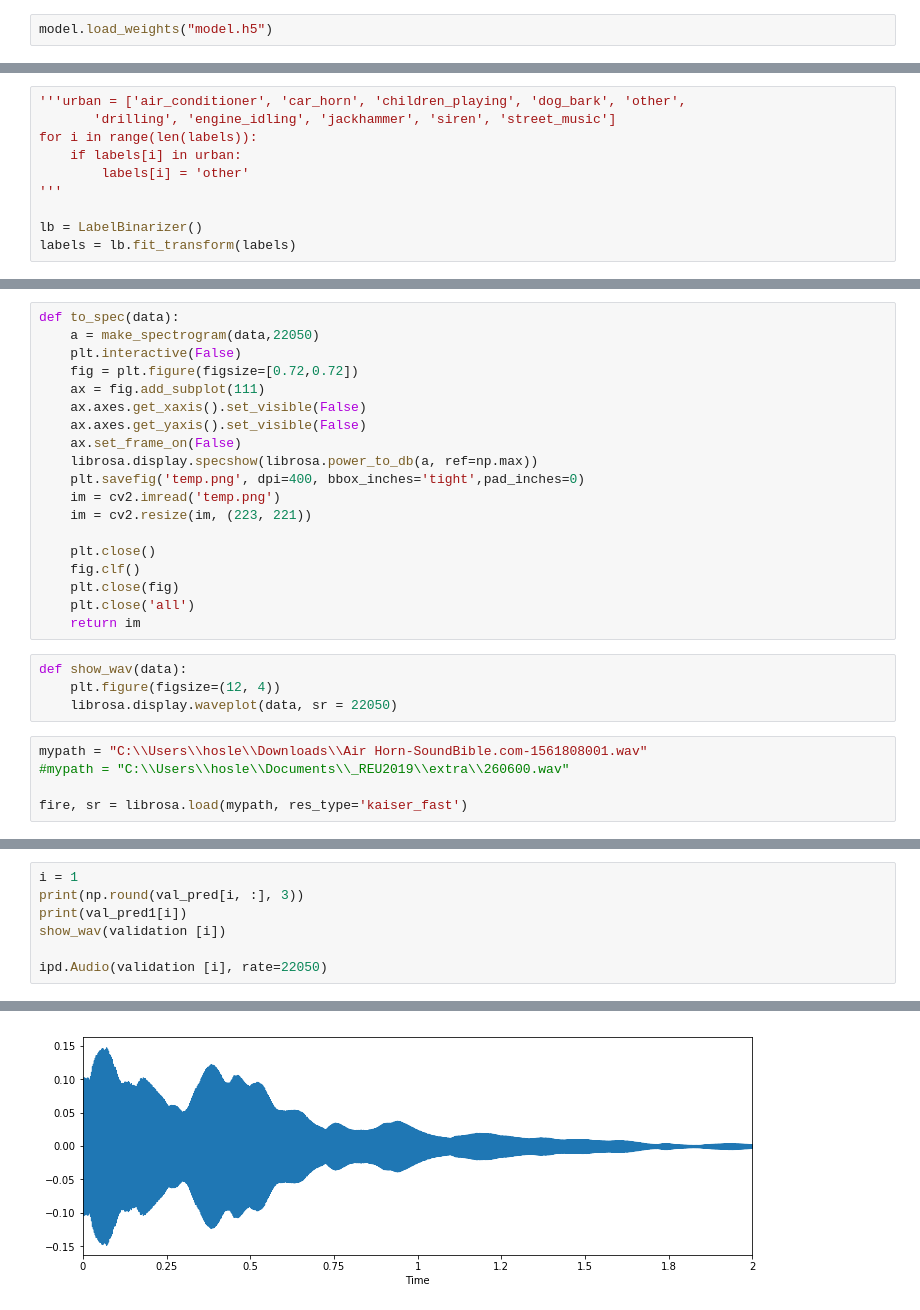
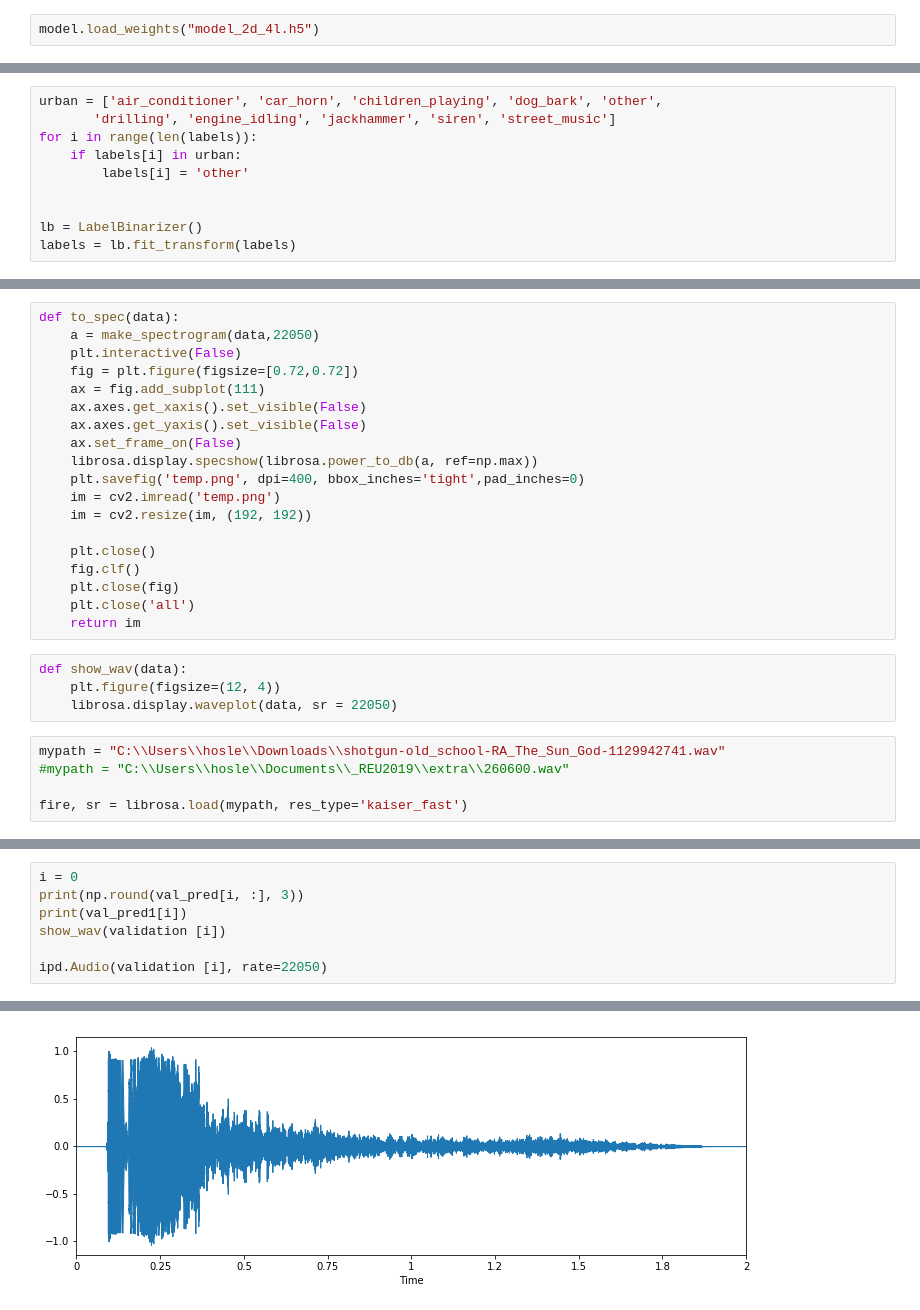
Before and after one commit to gabemagee/gunshot_detection, a Jupyter notebook: python/Ryan/Spectrogram_Ryan.ipynb, the cells around one changed output, grey strips where cells are left out. Cells and saved outputs as stored; diff of their text form.

```diff
--- a/python/Ryan/Spectrogram_Ryan.ipynb
+++ b/python/Ryan/Spectrogram_Ryan.ipynb
@@ -152,17 +152,17 @@ Non-trainable params: 3,680
 _________________________________________________________________
 # %%
-model.load_weights("model.h5")
+model.load_weights("model_2d_4l.h5")
 # %%
 from sklearn.preprocessing import LabelBinarizer
 # %%
 labels = np.load("labels.npy")
 # %%
-'''urban = ['air_conditioner', 'car_horn', 'children_playing', 'dog_bark', 'other',
+urban = ['air_conditioner', 'car_horn', 'children_playing', 'dog_bark', 'other',
        'drilling', 'engine_idling', 'jackhammer', 'siren', 'street_music']
 for i in range(len(labels)):
     if labels[i] in urban:
         labels[i] = 'other'
-'''
+
 
 lb = LabelBinarizer()
 labels = lb.fit_transform(labels)
@@ -180,7 +180,7 @@ def to_spec(data):
     librosa.display.specshow(librosa.power_to_db(a, ref=np.max))
     plt.savefig('temp.png', dpi=400, bbox_inches='tight',pad_inches=0)
     im = cv2.imread('temp.png')
-    im = cv2.resize(im, (223, 221))
+    im = cv2.resize(im, (192, 192))
 
     plt.close()
     fig.clf()
@@ -192,7 +192,7 @@ def show_wav(data):
     plt.figure(figsize=(12, 4))
     librosa.display.waveplot(data, sr = 22050)
 # %%
-mypath = "C:\\Users\\hosle\\Downloads\\Air Horn-SoundBible.com-1561808001.wav"
+mypath = "C:\\Users\\hosle\\Downloads\\shotgun-old_school-RA_The_Sun_God-1129942741.wav"
 #mypath = "C:\\Users\\hosle\\Documents\\_REU2019\\extra\\260600.wav"
 
 fire, sr = librosa.load(mypath, res_type='kaiser_fast')
@@ -227,5 +227,5 @@ gun_shot []
 # %%
-i = 1
+i = 0
 print(np.round(val_pred[i, :], 3))
 print(val_pred1[i])
 show_wav(validation [i])
@@ -238,2 +237,2 @@ car_horn
 [interactive output not drawn]
-[figure, old version]
+[figure, new version]
```
Also changed, not shown: parts of 4 cells of this notebook.
